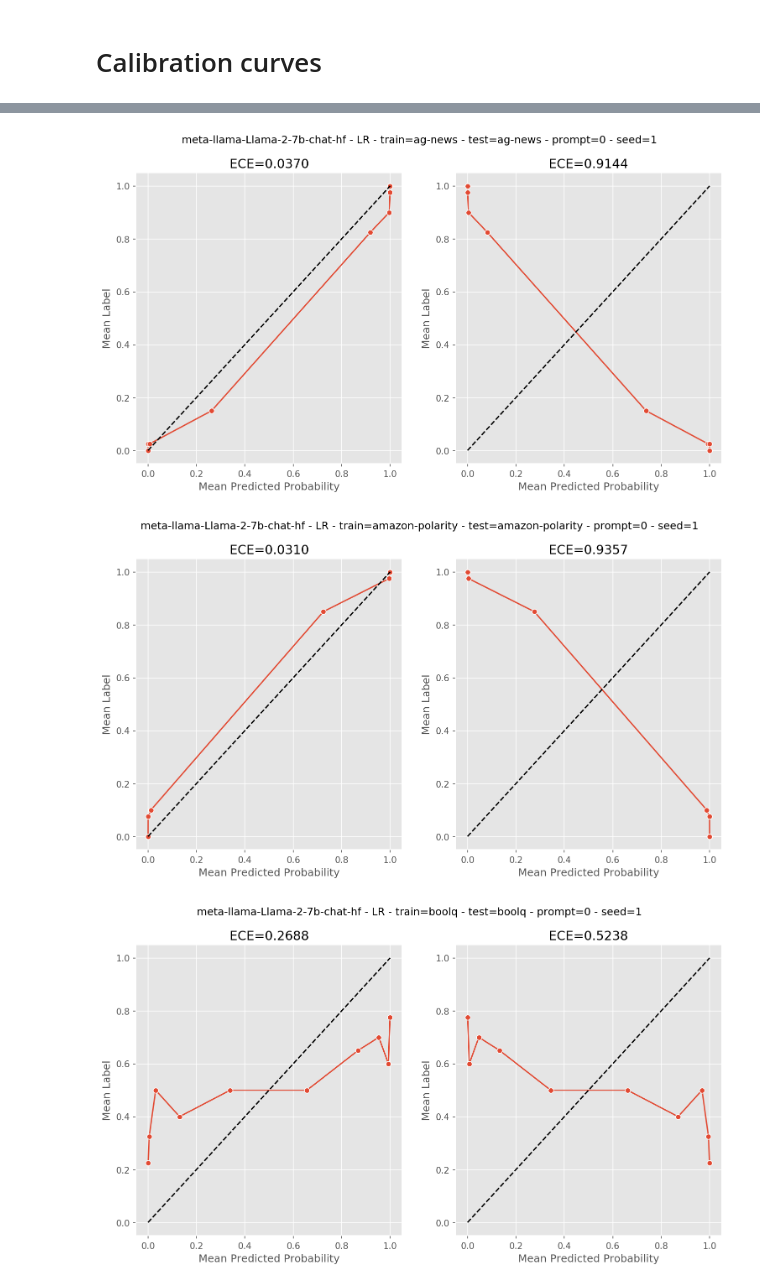
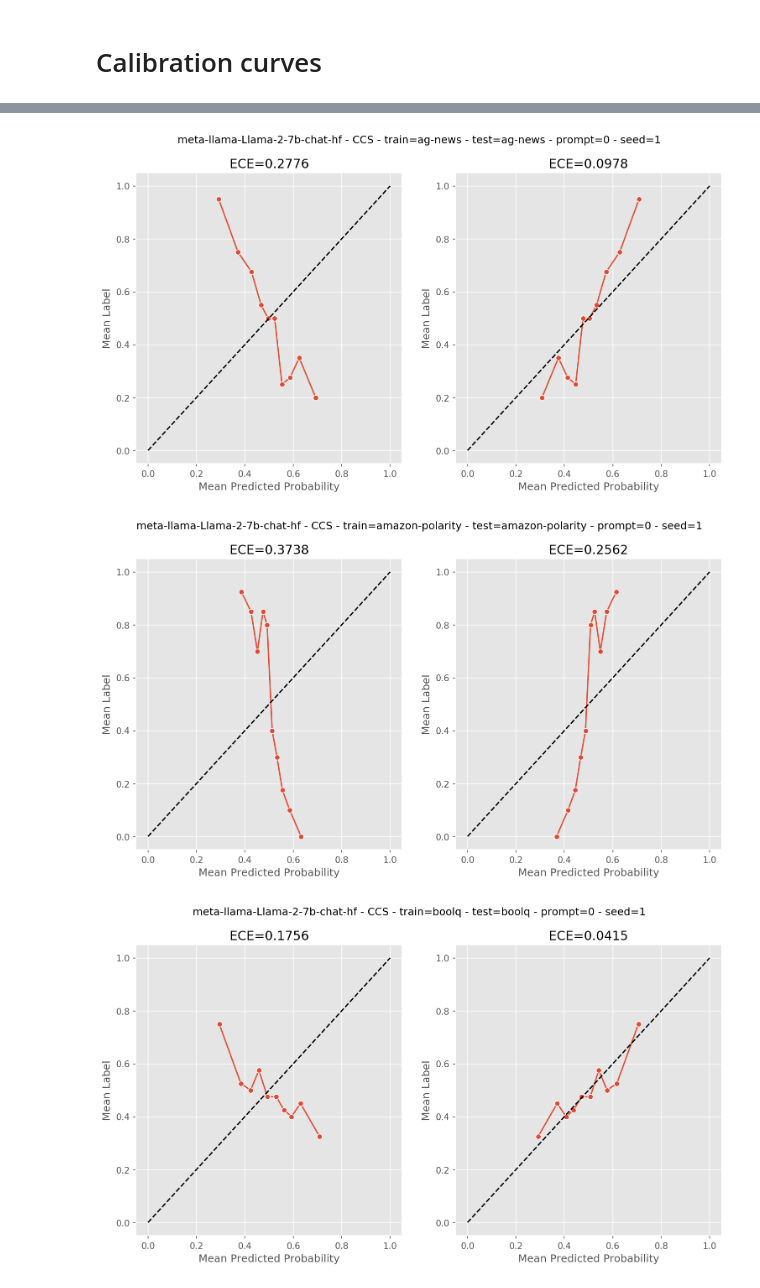
Before and after one commit to ebronstein/Exhaustive-CCS, a Jupyter notebook: plots.ipynb, the cells around one changed output, grey strips where cells are left out. Cells and saved outputs as stored; diff of their text form; code cells hidden in the pictures.

Commit message:
Example calibration curves

```diff
--- a/plots.ipynb
+++ b/plots.ipynb
@@ -471,21 +487,21 @@ ece_df = make_ece_df(save_dir, experiment_name)
 # %%
-sample_ece_df = ece_df.query("method == 'CS' and train == test and seed == 1 and prompt == 0")
+sample_ece_df = ece_df.query("method == 'CCS' and train == test and seed == 1 and prompt == 0")
 for key, group_df in sample_ece_df.groupby(["model", "method", "train", "test", "prompt", "seed"]):
     assert len(group_df) == 2
     og_row = group_df[~group_df["flip_probs"]].iloc[0]
     flip_row = group_df[group_df["flip_probs"]].iloc[0]
 
     fig, ax = plt.subplots(1, 2, figsize=(12, 6))
 
     og_title = f"ECE={og_row.ece:.4f}"
     calibration_plot_from_bin_xy(og_row.bin_mean_probs, og_row.bin_mean_labels, og_title, ax=ax[0])
 
     flip_title = f"ECE={flip_row.ece:.4f}"
     calibration_plot_from_bin_xy(flip_row.bin_mean_probs, flip_row.bin_mean_labels, flip_title, ax=ax[1])
 
     title=f"{og_row.model} - {og_row.method} - train={og_row.train} - test={og_row.test} - prompt={og_row.prompt} - seed={og_row.seed}"
     fig.suptitle(title)
 # %% [output]
-[figure, old version]
+[figure, new version]
-[figure, old version]
+[figure, new version]
-[figure, old version]
+[figure, new version]
```
Also changed, not shown: parts of 2 cells of this notebook.
